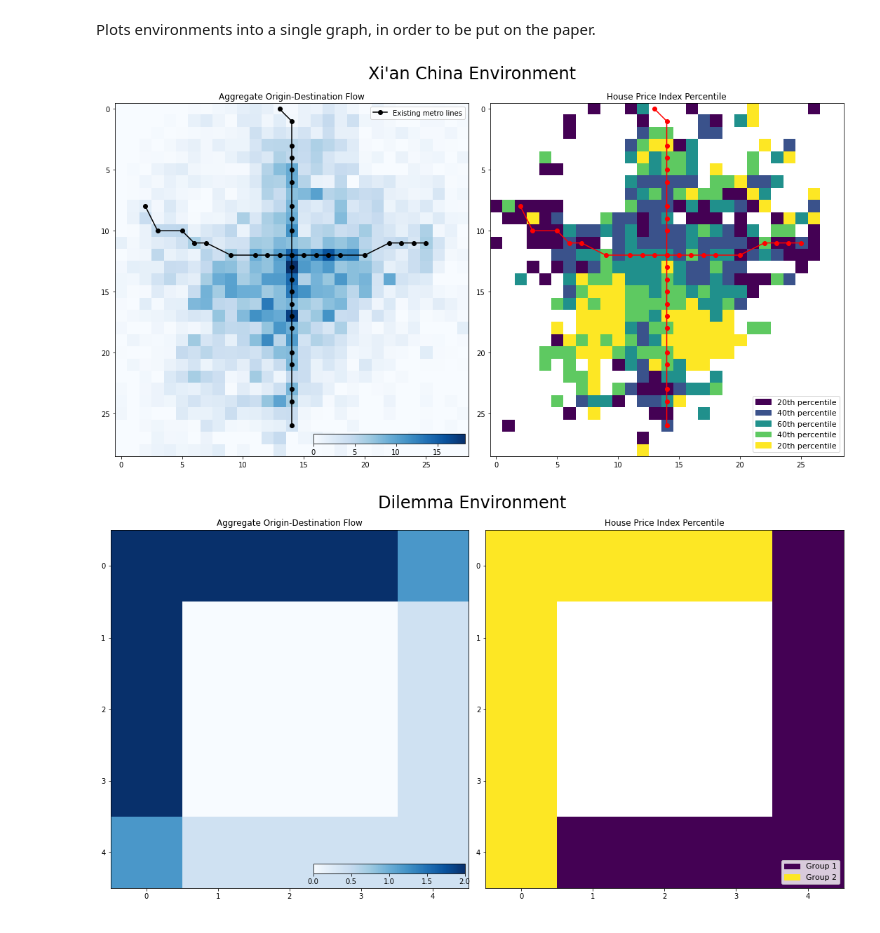
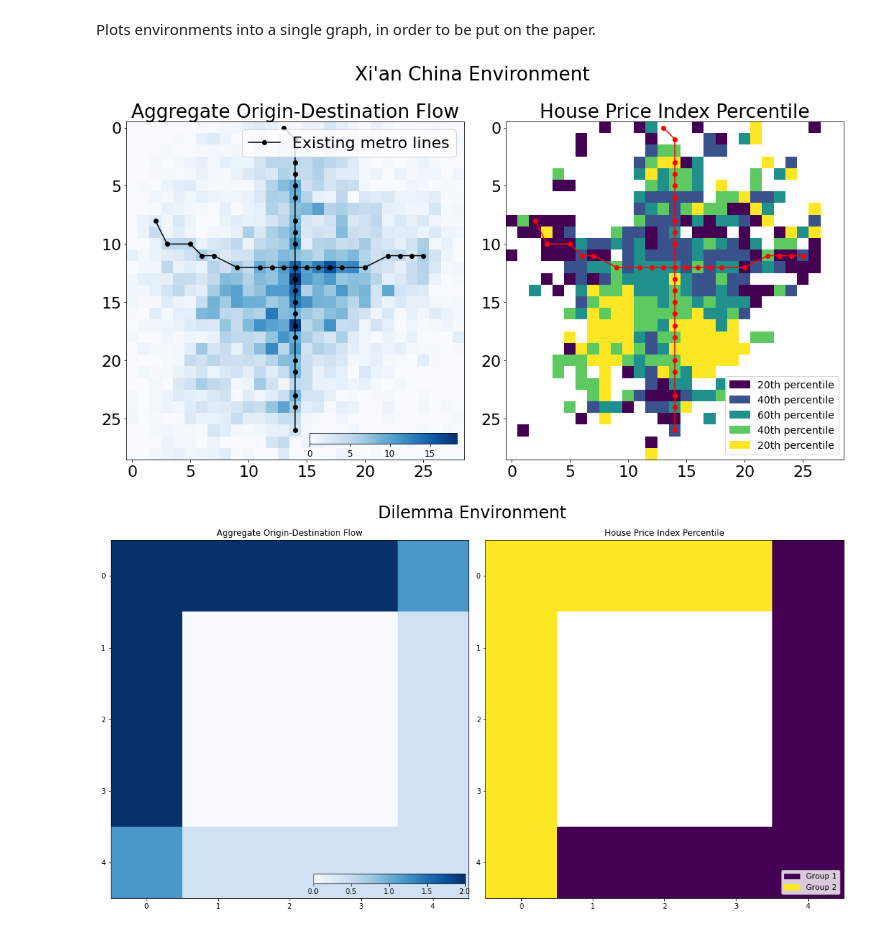
Before and after one commit to dimichai/fair-network-expansion, a Jupyter notebook: environments/plotter.ipynb, the cells around one changed output. Saved outputs shown, nothing was run; the diff lists cells and outputs as text; code cells hidden in the pictures.

```diff
--- a/environments/plotter.ipynb
+++ b/environments/plotter.ipynb
@@ -16,6 +16,7 @@ import numpy as np
 
 # device = torch.device('cuda' if torch.cuda.is_available() else 'cpu')
 device = torch.device('cpu')
+plt.rcParams.update({'font.size': 22})
 # %%
 xian = Environment(Path(f"./xian"))
 dilemma = Environment(Path(f"./dilemma_5x5"))
@@ -65,41 +66,42 @@ fig, axs = plt.subplots(1, 2, figsize=(15, 10))
 
 im0 = axs[0].imshow(xian_od, cm.get_cmap('Blues'))
 axs[0].set_title('Aggregate Origin-Destination Flow')
-cax = fig.add_axes([0.29, 0.15, 0.2, 0.02])
+cax = fig.add_axes([0.29, 0.17, 0.19, 0.02])
 fig.colorbar(im0, cax=cax, orientation='horizontal')
+cax.tick_params(labelsize=12)
 
 # axs[0].set_xticks(np.arange(-.5, 28, 1))
 # axs[0].set_yticks(np.arange(-.5, 28, 1))
 # axs[0].set_xticklabels(np.arange(0, 29, 1))
 # axs[0].set_yticklabels(np.arange(0, 29, 1))
 # axs[0].grid(color='gray', linewidth=1)
 
 
 im1 = axs[1].imshow(xian_groups, cm.get_cmap('viridis'))
 labels = ['20th percentile', '40th percentile', '60th percentile', '40th percentile', '20th percentile']
 values = (np.unique(xian_groups[~np.isnan(xian_groups)]))
 colors = [ im1.cmap(im1.norm(value)) for value in values]
 patches = [ mpatches.Patch(color=colors[i], label=labels[i] ) for i in range(len(labels)) ]
-axs[1].legend(handles=patches, loc="lower right", prop={'size': 11})
+axs[1].legend(handles=patches, loc="lower right", prop={'size': 14})
 axs[1].set_title('House Price Index Percentile')
 # fig.colorbar(im1, cax=get_cax(axs[1]), orientation='vertical')
 
 for i, l in enumerate(xian.existing_lines):
     l_v = xian.vector_to_grid(l.T).cpu()
     # Note here we reverse the dimensions because on scatter plots the horizontal axis is the x axis.
     label = "_no_legend"
     if i == 0:
         label = "Existing metro lines"
 
     axs[0].plot(l_v[1], l_v[0], '-ok', label=label)
     axs[1].plot(l_v[1], l_v[0], '-or', label=label)
 
 axs[0].legend()
 
-fig.suptitle("Xi'an China Environment", y=0.9, fontsize=24)
+fig.suptitle("Xi'an China Environment", y=0.9)
 fig.tight_layout()
 # %% [output]
-[figure, old version]
+[figure, new version]
 # %%
 fig, axs = plt.subplots(1, 2, figsize=(15, 10))
 
```
